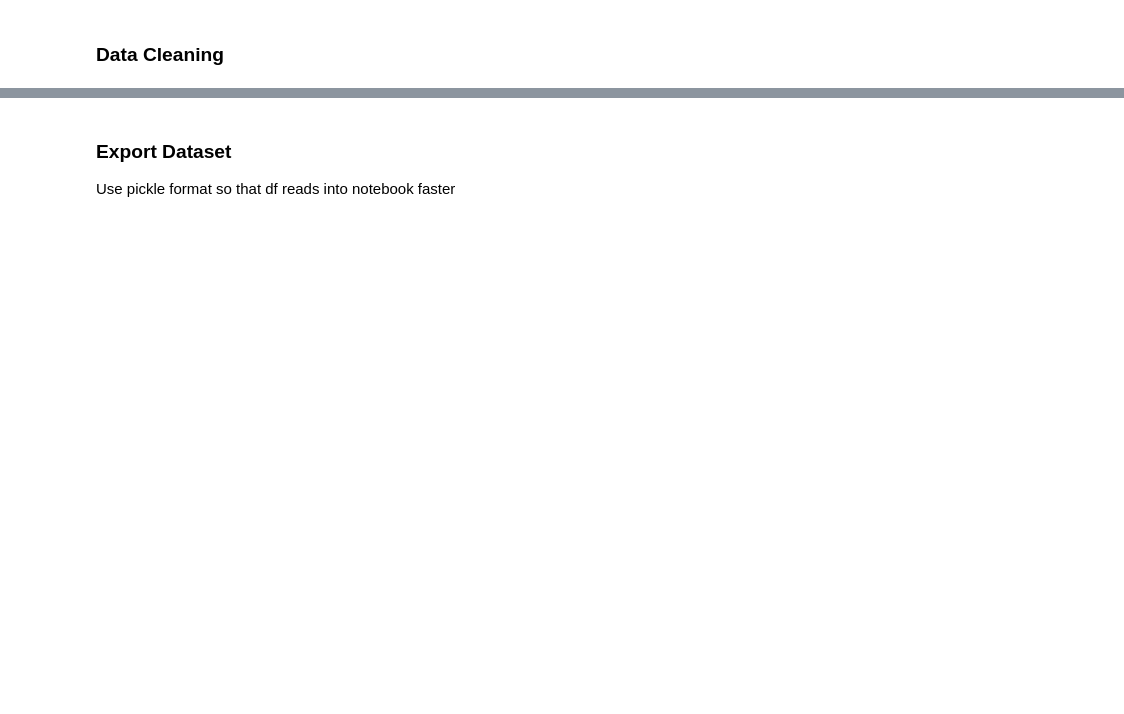
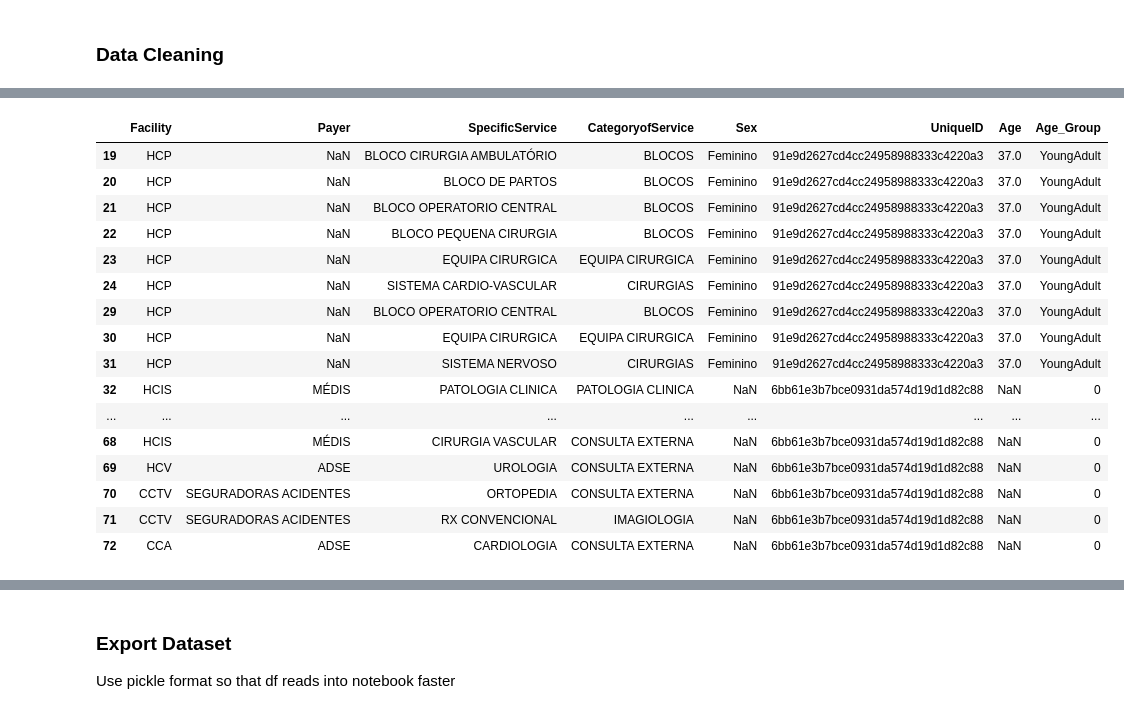
Before and after one commit to crsimmons1/JdMS, a Jupyter notebook: DataCleaning.ipynb, the cells around one changed output, grey strips where cells are left out. Cells and saved outputs as stored; diff of their text form; code cells hidden in the pictures; blank space fills up the shorter version.

```diff
--- a/DataCleaning.ipynb
+++ b/DataCleaning.ipynb
@@ -109,0 +133,21 @@ data.head()
+# %%
+null_data = data[data.isnull().any(axis=1)] #looking to see if the missing values where consistently missing for a single cutsomer
+null_data.head(50)
+# %% [output]
+|  | Facility | Payer | SpecificService | CategoryofService | Sex | UniqueID | Age | Age_Group |
+| 19 | HCP | NaN | BLOCO CIRURGIA AMBULATÓRIO | BLOCOS | Feminino | 91e9d2627cd4cc24958988333c4220a3 | 37.0 | YoungAdult |
+| 20 | HCP | NaN | BLOCO DE PARTOS | BLOCOS | Feminino | 91e9d2627cd4cc24958988333c4220a3 | 37.0 | YoungAdult |
+| 21 | HCP | NaN | BLOCO OPERATORIO CENTRAL | BLOCOS | Feminino | 91e9d2627cd4cc24958988333c4220a3 | 37.0 | YoungAdult |
+| 22 | HCP | NaN | BLOCO PEQUENA CIRURGIA | BLOCOS | Feminino | 91e9d2627cd4cc24958988333c4220a3 | 37.0 | YoungAdult |
+| 23 | HCP | NaN | EQUIPA CIRURGICA | EQUIPA CIRURGICA | Feminino | 91e9d2627cd4cc24958988333c4220a3 | 37.0 | YoungAdult |
+| 24 | HCP | NaN | SISTEMA CARDIO-VASCULAR | CIRURGIAS | Feminino | 91e9d2627cd4cc24958988333c4220a3 | 37.0 | YoungAdult |
+| 29 | HCP | NaN | BLOCO OPERATORIO CENTRAL | BLOCOS | Feminino | 91e9d2627cd4cc24958988333c4220a3 | 37.0 | YoungAdult |
+| 30 | HCP | NaN | EQUIPA CIRURGICA | EQUIPA CIRURGICA | Feminino | 91e9d2627cd4cc24958988333c4220a3 | 37.0 | YoungAdult |
+| 31 | HCP | NaN | SISTEMA NERVOSO | CIRURGIAS | Feminino | 91e9d2627cd4cc24958988333c4220a3 | 37.0 | YoungAdult |
+| 32 | HCIS | MÉDIS | PATOLOGIA CLINICA | PATOLOGIA CLINICA | NaN | 6bb61e3b7bce0931da574d19d1d82c88 | NaN | 0 |
+| ... | ... | ... | ... | ... | ... | ... | ... | ... |
+| 68 | HCIS | MÉDIS | CIRURGIA VASCULAR | CONSULTA EXTERNA | NaN | 6bb61e3b7bce0931da574d19d1d82c88 | NaN | 0 |
+| 69 | HCV | ADSE | UROLOGIA | CONSULTA EXTERNA | NaN | 6bb61e3b7bce0931da574d19d1d82c88 | NaN | 0 |
+| 70 | CCTV | SEGURADORAS ACIDENTES | ORTOPEDIA | CONSULTA EXTERNA | NaN | 6bb61e3b7bce0931da574d19d1d82c88 | NaN | 0 |
+| 71 | CCTV | SEGURADORAS ACIDENTES | RX CONVENCIONAL | IMAGIOLOGIA | NaN | 6bb61e3b7bce0931da574d19d1d82c88 | NaN | 0 |
+| 72 | CCA | ADSE | CARDIOLOGIA | CONSULTA EXTERNA | NaN | 6bb61e3b7bce0931da574d19d1d82c88 | NaN | 0 |
```
Also changed, not shown: parts of 23 cells of this notebook.
